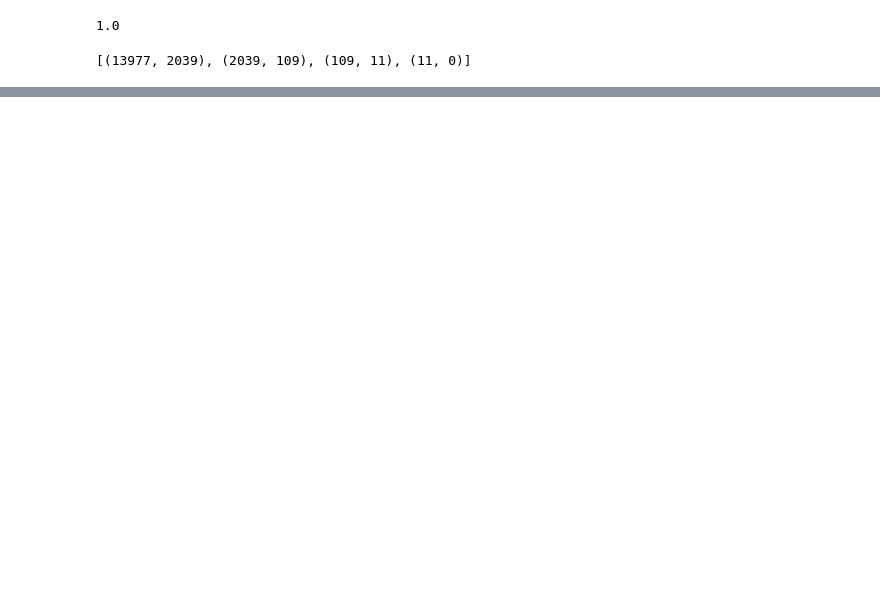
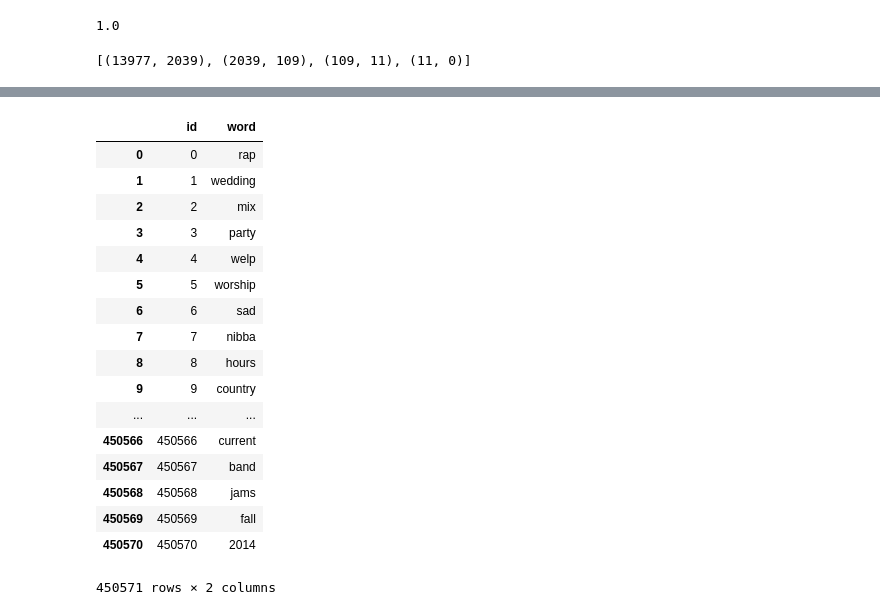
Before and after one commit to vadimfb/playlist_continuation, a Jupyter notebook: code/statistics.ipynb, the cells around one changed output, grey strips where cells are left out. Drawn from its saved outputs; the diff is of its cells as text; code cells hidden in the pictures; blank space fills up the shorter version.

```diff
--- a/code/statistics.ipynb
+++ b/code/statistics.ipynb
@@ -155,0 +155,3 @@ thrs
+# %%
+reg = re.compile('the ')
+reg.sub('', s)
@@ -155,0 +160,4 @@ thrs
+# %%
+names = playlists['name'].values
+for i in range(names.shape[0]):
+    names[i] = re.compile('[^a-zA-Z0-9 ]').sub('', names[i])
@@ -155,0 +187,27 @@ thrs
+# %%
+words_in_names = []
+for i in range(names.shape[0]):
+    words_in_names += names[i].split(' ')
+# %%
+words_in_names = pd.DataFrame({'word': words_in_names, 'id':np.arange(len(words_in_names))})
+# %%
+words_in_names
+# %% [output]
+|  | id | word |
+| 0 | 0 | rap |
+| 1 | 1 | wedding |
+| 2 | 2 | mix |
+| 3 | 3 | party |
+| 4 | 4 | welp |
+| 5 | 5 | worship |
+| 6 | 6 | sad |
+| 7 | 7 | nibba |
+| 8 | 8 | hours |
+| 9 | 9 | country |
+| ... | ... | ... |
+| 450566 | 450566 | current |
+| 450567 | 450567 | band |
+| 450568 | 450568 | jams |
+| 450569 | 450569 | fall |
+| 450570 | 450570 | 2014 |
+450571 rows × 2 columns
```
Also changed, not shown: parts of 8 cells of this notebook, 3 other files.
